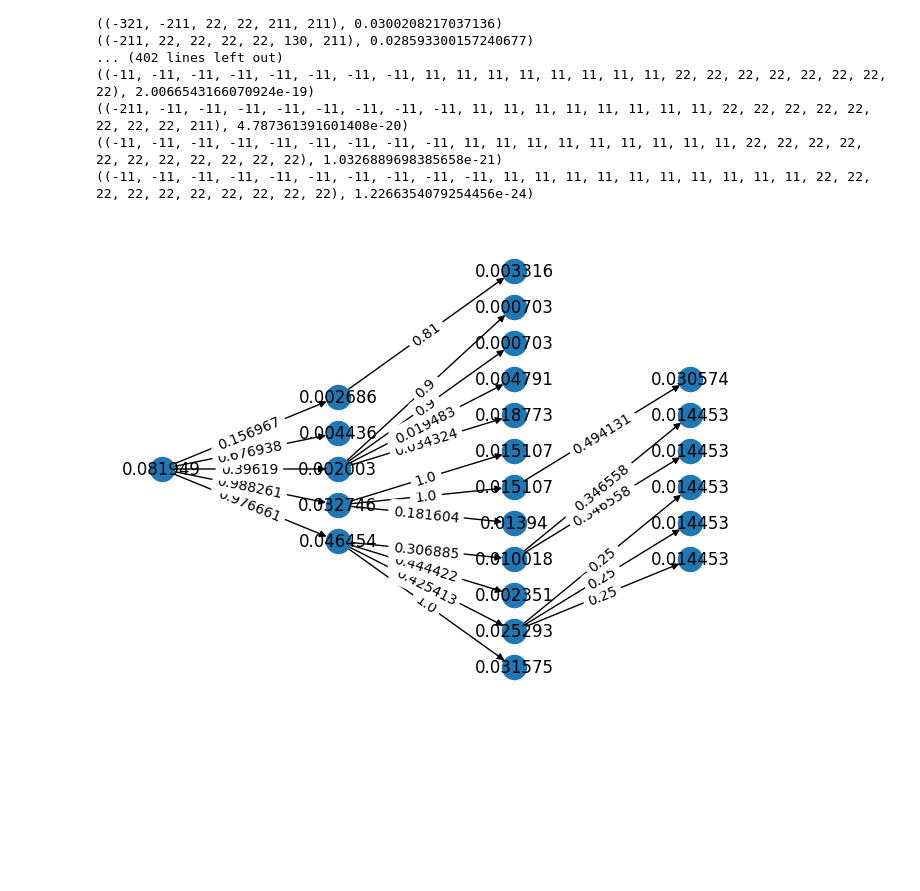
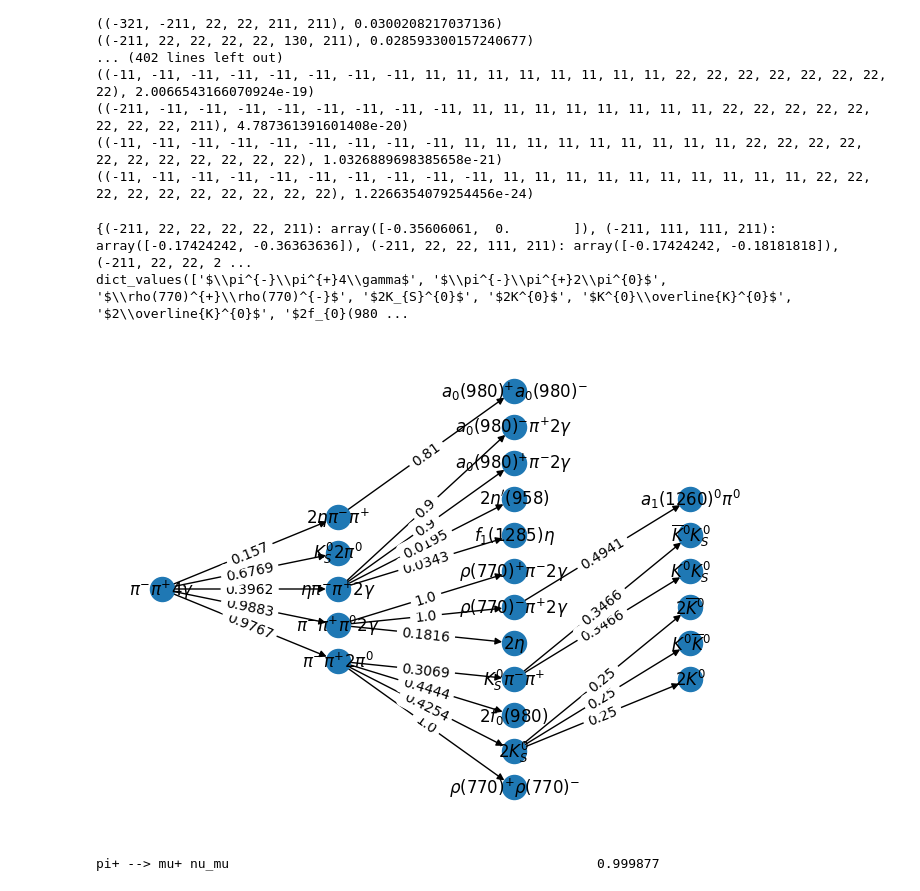
Before and after one commit to HeSeebach/ScalarHadronizer, a Jupyter notebook: testing.ipynb, the cells around one changed output. Saved outputs shown, nothing was run; the diff lists cells and outputs as text; code cells hidden in the pictures; blank space fills up the shorter version.

```diff
--- a/testing.ipynb
+++ b/testing.ipynb
@@ -150,7 +150,3 @@ def simulateDecay(cluster_mass,decay_graph=None,initial_states=None):
 
     if not all_decays_finished: decay_graph,initial_states=simulateDecay(cluster_mass,decay_graph,initial_states)
     return decay_graph,initial_states
-# %%
-pairs=makeMesonPairs(2000,return_pdgid=False)
-w=makeinitialWeights(pairs,2000,1)
-w
@@ -280,39 +237,84 @@ for k in sorted_final_states.items():
 ((-211, -11, -11, -11, -11, -11, -11, -11, -11, 11, 11, 11, 11, 11, 11, 11, 11, 22, 22, 22, 22, 22, 22, 22, 22, 211), 4.787361391601408e-20)
 ((-11, -11, -11, -11, -11, -11, -11, -11, -11, 11, 11, 11, 11, 11, 11, 11, 11, 11, 22, 22, 22, 22, 22, 22, 22, 22, 22, 22, 22), 1.0326889698385658e-21)
 ((-11, -11, -11, -11, -11, -11, -11, -11, -11, -11, 11, 11, 11, 11, 11, 11, 11, 11, 11, 11, 22, 22, 22, 22, 22, 22, 22, 22, 22, 22), 1.2266354079254456e-24)
+# %%
+def get_latex_id(list_of_ids):
+    if not list_of_ids: return 'none'
+    else:
+        count=sorted(Counter(list_of_ids).items(),key=lambda x: np.abs(x[0]),reverse=True)
+        vid=r'$'
+        for x in count:
+            if x[1]>1:
+                vid+=str(x[1])
+            vid+=Particle.from_pdgid(x[0]).latex_name
+        return vid+'$'
 # %%
 def plot_from_initial_state(decay_graph,state):
     round_val=4
     edge_data = { (u,v) : d for u, v, d in decay_graph.edges.data() }
     node_data = { u : d for u, d in decay_graph.nodes.data() }
     sub = nx.dfs_tree(decay_graph,state)
     nx.set_edge_attributes(sub, edge_data)
     nx.set_node_attributes(sub,node_data)
     pos=nx.bfs_layout(sub,state)
     edge_labels = {key:round(val,round_val) for key,val in nx.get_edge_attributes(sub,'weight').items()}
 
     nx.draw(sub,with_labels=False,pos=pos)
     nx.draw_networkx_edge_labels(sub,pos,edge_labels=edge_labels)
     plt.show()
 
 def plot_from_final_state(decay_graph,state):
-    round_val=6
+    round_val=4
     decay_graph=decay_graph.reverse()
     edge_data = { (u,v) : d for u, v, d in decay_graph.edges.data() }
     node_data = { u : d for u, d in decay_graph.nodes.data() }
     sub = nx.dfs_tree(decay_graph,state)
     nx.set_edge_attributes(sub, edge_data)
     nx.set_node_attributes(sub,node_data)
     pos=nx.bfs_layout(sub,state)
+    print(pos)
     edge_labels = {key:round(val,round_val) for key,val in nx.get_edge_attributes(sub,'weight').items()}
-    node_labels = {key:round(val,round_val) for key,val in nx.get_node_attributes(sub,'weight').items()}
+    #node_labels = {key:get_latex_id(key)+'\n'+str(round(val,round_val)) for key,val in nx.get_node_attributes(sub,'weight').items()}
+    node_labels = {key:get_latex_id(key) for key,val in nx.get_node_attributes(sub,'weight').items()}
+    x_pos=set([val[0] for val in pos.values()])
+    print(node_labels.values())
+    """
+    f = plt.figure()
+    r = f.canvas.get_renderer()
+    widths={}
+    for x in x_pos:
+        label_widths={}
+        for label in node_labels:
+            if pos[label][0]==x:
+                t = plt.text(0.5, 0.5, label)
+                bb = t.get_window_extent(renderer=r)
+                width = bb.width
+                height = bb.height
+                label_widths[label]=width
+        max_width=max(label_widths.values())
+        print(max_width)
+        widths[x]=max_width
+    tot_width=0
+    for v in widths.values(): tot_width+=v
+    for w in widths: widths[w]=widths[w]/tot_width
+    print(widths)
+    for x in x_pos:
+        for label in pos:
+            if pos[label][0]==x: pos[label][1]*=widths[x]
 
-    nx.draw(sub,with_labels=False,pos=pos)
+        #key_lens=[len(key) for key in node_labels if node_labels[key][0]==x]
+
+
+    print(x_pos)
+    """
+    nx.draw(sub,with_labels=False,pos=pos)#,verticalalignment='bottom') #node_size=[len(node_labels[i])**2 * 20 for i in pos],node_color='white')
     nx.draw_networkx_edge_labels(sub,pos,edge_labels=edge_labels)
     nx.draw_networkx_labels(sub,pos,labels=node_labels)
     plt.show()
 
 final_states=list(get_final_states(decay_graph).keys())
 plot_from_final_state(weighted_graph,(-211,22,22,22,22,211))
 # %% [output]
+{(-211, 22, 22, 22, 22, 211): array([-0.35606061,  0.        ]), (-211, 111, 111, 211): array([-0.17424242, -0.36363636]), (-211, 22, 22, 111, 211): array([-0.17424242, -0.18181818]), (-211, 22, 22, 2 ...
+dict_values(['$\\pi^{-}\\pi^{+}4\\gamma$', '$\\pi^{-}\\pi^{+}2\\pi^{0}$', '$\\rho(770)^{+}\\rho(770)^{-}$', '$2K_{S}^{0}$', '$2K^{0}$', '$K^{0}\\overline{K}^{0}$', '$2\\overline{K}^{0}$', '$2f_{0}(980 ...
-[figure, old version]
+[figure, new version]
@@ -318,0 +334,4 @@ plot_from_final_state(weighted_graph,(-211,22,22,22,22,211))
+# %%
+print_decays_by_name('pi+')
+# %% [output]
+pi+ --> mu+ nu_mu                                               0.999877
```
Also changed, not shown: parts of 15 cells of this notebook.
